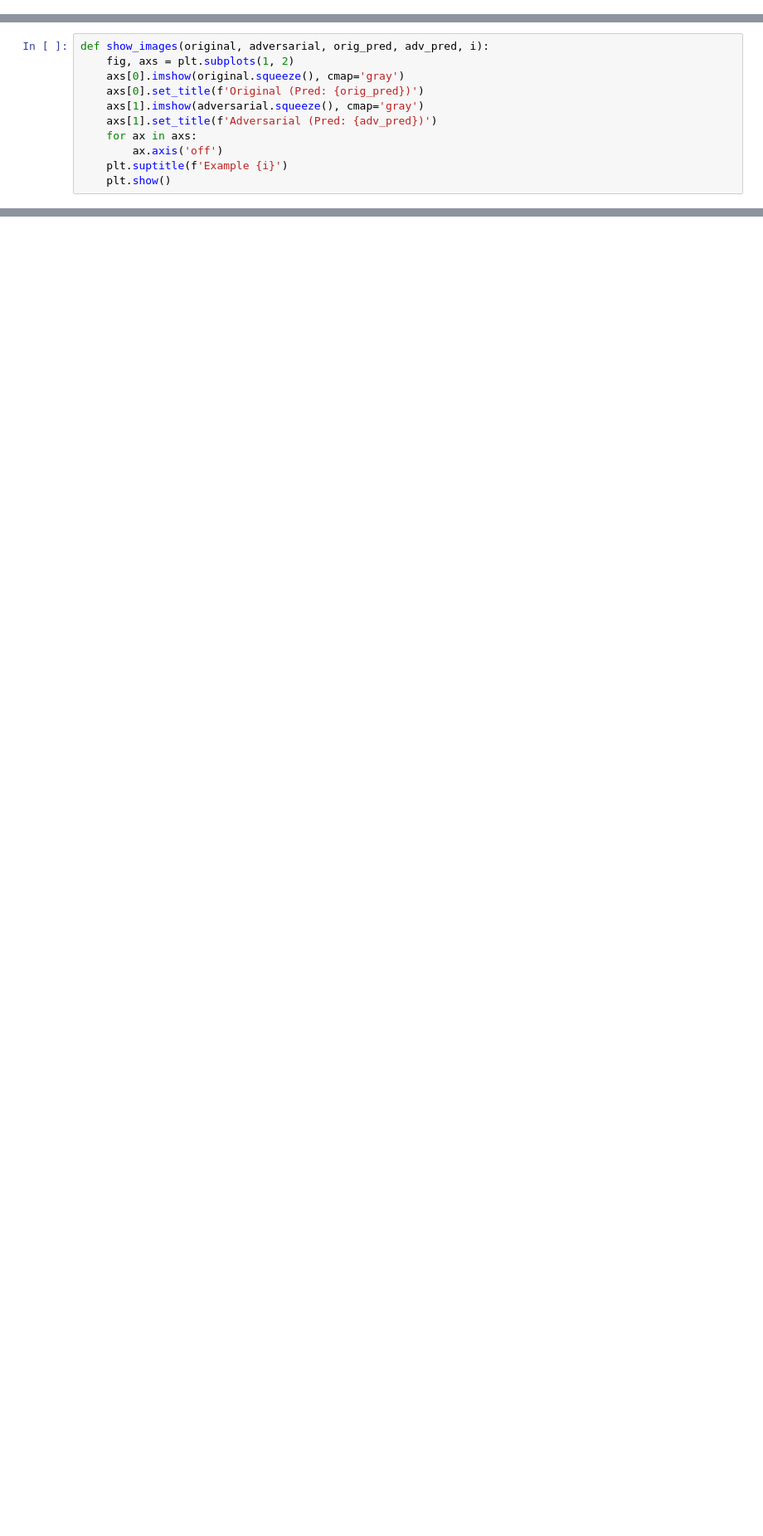
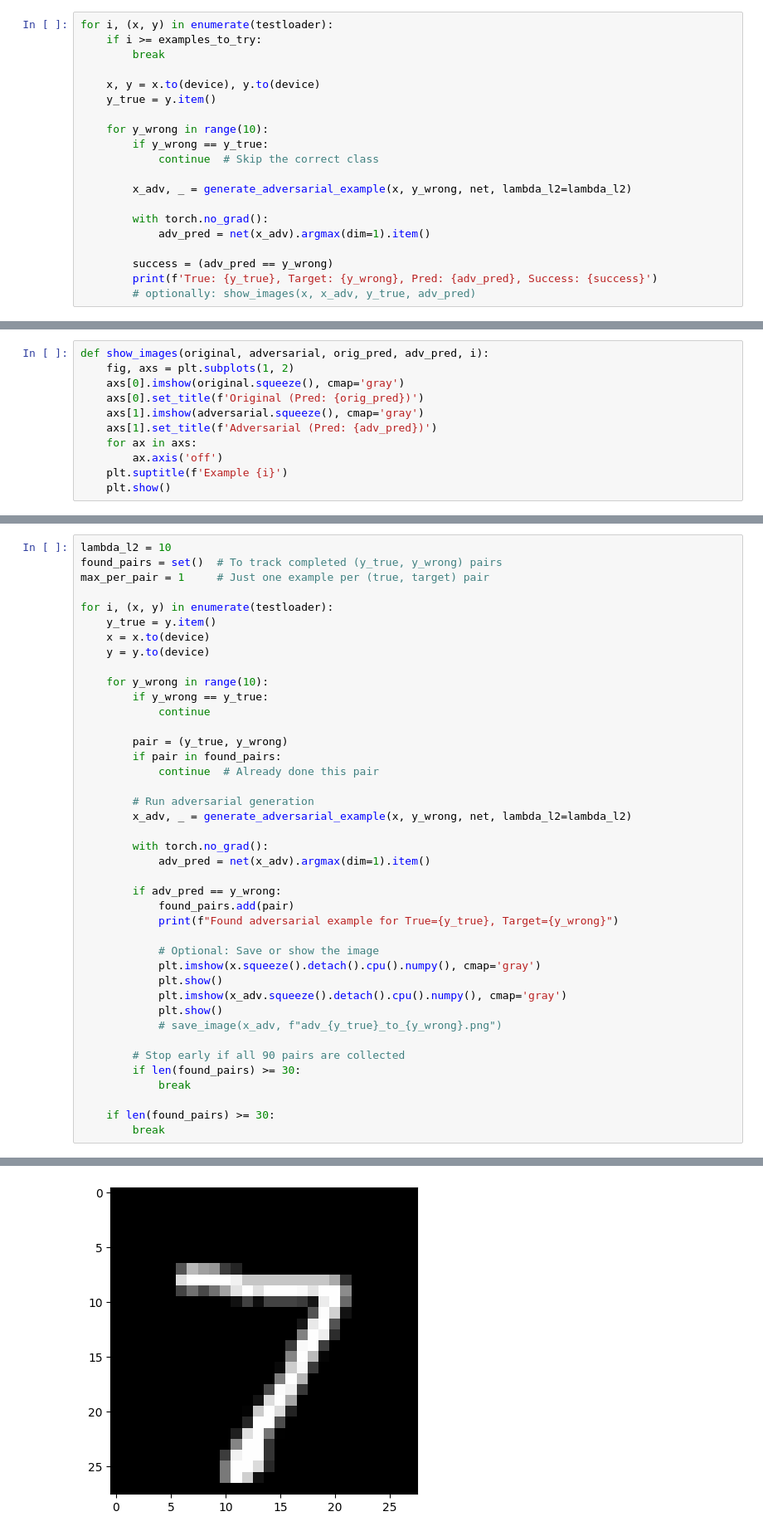
Before and after one commit to kaluznys/uczenie_maszynowe_UW, a Jupyter notebook: praca_domowa_10.ipynb, the cells around one changed output, grey strips where cells are left out. Shown at 83% size. Saved outputs shown, nothing was run; the diff lists cells and outputs as text; blank space fills up the shorter version.

```diff
--- a/praca_domowa_10.ipynb
+++ b/praca_domowa_10.ipynb
@@ -365,0 +367,20 @@ def generate_adversarial_example(x, y, model, lambda_l2=0.01, num_steps=200, lr=
+# %%
+for i, (x, y) in enumerate(testloader):
+    if i >= examples_to_try:
+        break
+
+    x, y = x.to(device), y.to(device)
+    y_true = y.item()
+
+    for y_wrong in range(10):
+        if y_wrong == y_true:
+            continue  # Skip the correct class
+
+        x_adv, _ = generate_adversarial_example(x, y_wrong, net, lambda_l2=lambda_l2)
+
+        with torch.no_grad():
+            adv_pred = net(x_adv).argmax(dim=1).item()
+
+        success = (adv_pred == y_wrong)
+        print(f'True: {y_true}, Target: {y_wrong}, Pred: {adv_pred}, Success: {success}')
+        # optionally: show_images(x, x_adv, y_true, adv_pred)
@@ -399,0 +435,42 @@ RuntimeError: Expected all tensors to be on the same device, but found at least
+# %%
+lambda_l2 = 10
+found_pairs = set()  # To track completed (y_true, y_wrong) pairs
+max_per_pair = 1     # Just one example per (true, target) pair
+
+for i, (x, y) in enumerate(testloader):
+    y_true = y.item()
+    x = x.to(device)
+    y = y.to(device)
+
+    for y_wrong in range(10):
+        if y_wrong == y_true:
+            continue
+
+        pair = (y_true, y_wrong)
+        if pair in found_pairs:
+            continue  # Already done this pair
+
+        # Run adversarial generation
+        x_adv, _ = generate_adversarial_example(x, y_wrong, net, lambda_l2=lambda_l2)
+
+        with torch.no_grad():
+            adv_pred = net(x_adv).argmax(dim=1).item()
+
+        if adv_pred == y_wrong:
+            found_pairs.add(pair)
+            print(f"Found adversarial example for True={y_true}, Target={y_wrong}")
+
+            # Optional: Save or show the image
+            plt.imshow(x.squeeze().detach().cpu().numpy(), cmap='gray')
+            plt.show()
+            plt.imshow(x_adv.squeeze().detach().cpu().numpy(), cmap='gray')
+            plt.show()
+            # save_image(x_adv, f"adv_{y_true}_to_{y_wrong}.png")
+
+        # Stop early if all 90 pairs are collected
+        if len(found_pairs) >= 30:
+            break
+
+    if len(found_pairs) >= 30:
+        break
+# %% [output]
@@ -399,0 +478 @@ RuntimeError: Expected all tensors to be on the same device, but found at least
+[figure, added]
```
Also changed, not shown: parts of 12 cells of this notebook.
